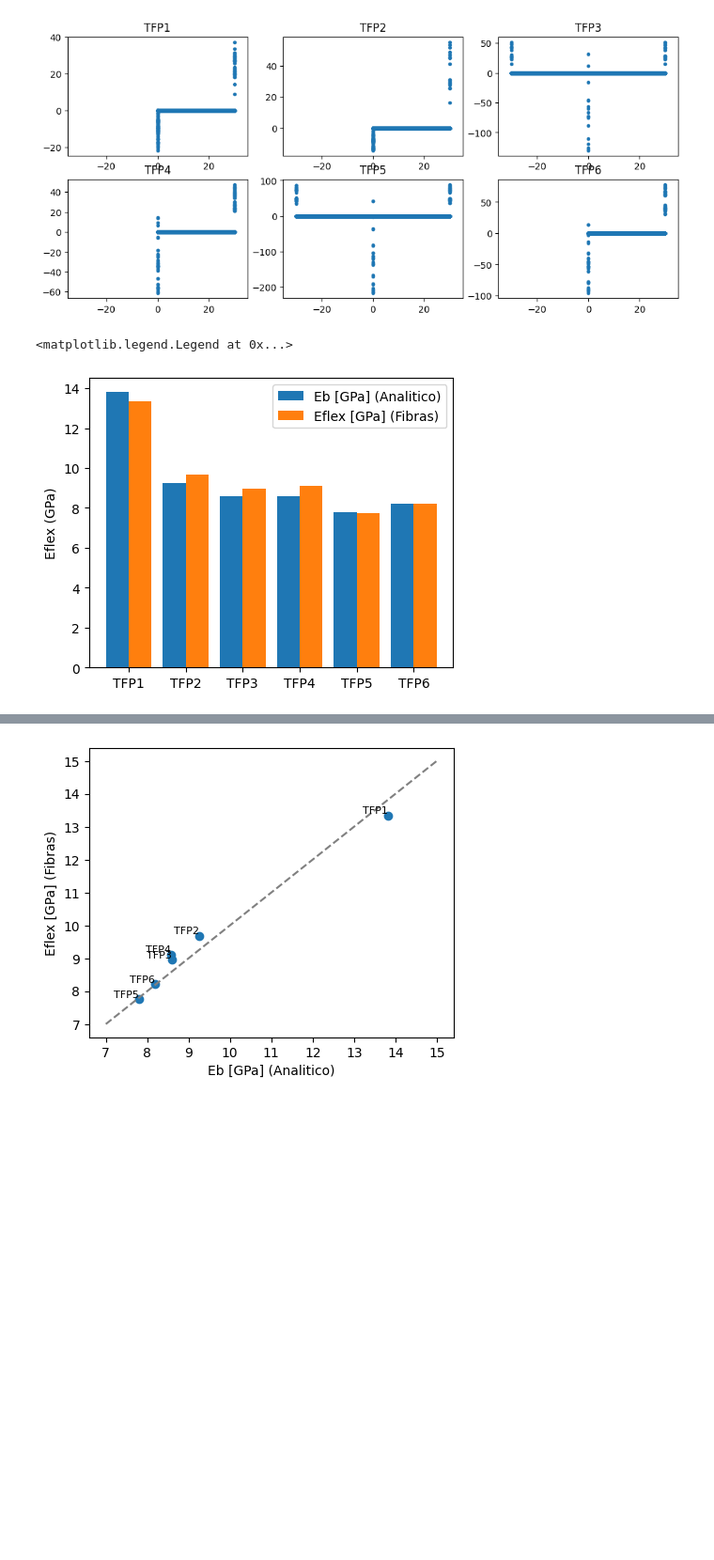
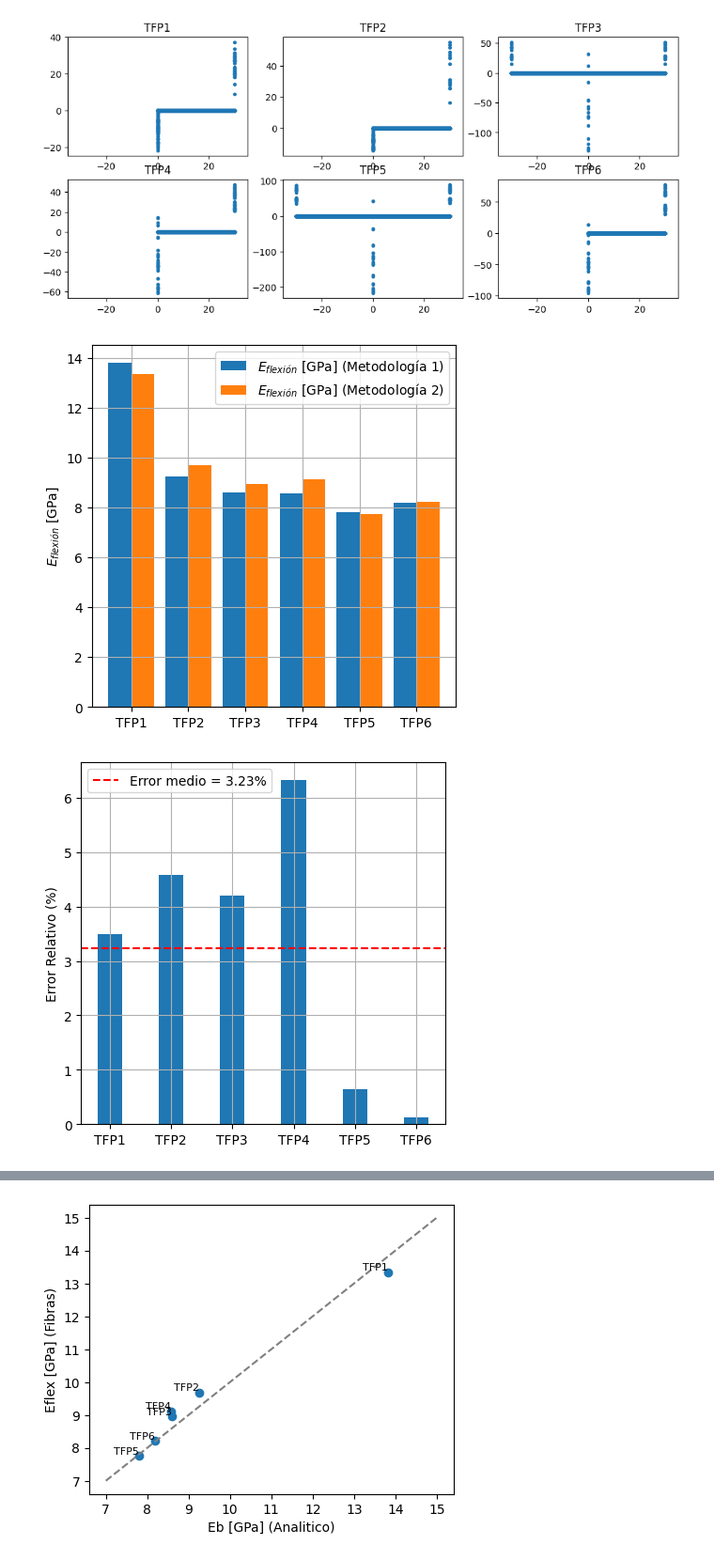
Before and after one commit to AdvancedMaterialSimulation/CITISENS_Composite, a Jupyter notebook: scripts_finals/02_metodo/02_flexion/T01_post_all.ipynb, the cells around one changed output, grey strips where cells are left out. Shown at 94% size. Drawn from its saved outputs; the diff is of its cells as text; code cells hidden in the pictures; blank space fills up the shorter version.

Commit message:
comparación entre metodologías

```diff
--- a/scripts_finals/02_metodo/02_flexion/T01_post_all.ipynb
+++ b/scripts_finals/02_metodo/02_flexion/T01_post_all.ipynb
@@ -64,13 +64,26 @@ Eb_pred = df_pred["Eb [GPa]"]
 # %%
 # bar plot
 # TFP1, TFP2, TFP3, TFP4, TFP5, TFP6
-fig = plt.figure(figsize=(5,4))
+fig = plt.figure(figsize=(5,5))
 xp = np.arange(len(Eb_pred))
-plt.bar(xp, Eb_pred, width=0.4, label="Eb [GPa] (Analitico)")
-plt.bar(xp+0.4, Eflex, width=0.4, label="Eflex [GPa] (Fibras)")
-plt.ylabel("Eflex (GPa)")
+plt.bar(xp, Eb_pred, width=0.4, label=r"$E_{flexión}$ [GPa] (Metodología 1)")
+plt.bar(xp+0.4, Eflex, width=0.4, label="$E_{flexión}$ [GPa] (Metodología 2)")
+plt.ylabel("$E_{flexión}$ [GPa]")
 plt.xticks(xp+0.2, ["TFP1", "TFP2", "TFP3", "TFP4", "TFP5", "TFP6"])
 plt.legend()
+plt.grid()
+
+fig = plt.figure(figsize=(5,5))
+error_abs = np.abs(Eb_pred - Eflex)
+error_rel = np.abs((Eb_pred - Eflex)/Eb_pred)*100
+error_mu = np.mean(error_rel)
+plt.bar(xp, error_rel, width=0.4)
+# line
+plt.axhline(y=error_mu, color='r', linestyle='--', label="Error medio = %.2f" % error_mu + "%")
+plt.ylabel("Error Relativo (%)")
+plt.xticks(xp, ["TFP1", "TFP2", "TFP3", "TFP4", "TFP5", "TFP6"])
+plt.legend()
+plt.grid()
 # %% [output]
-<matplotlib.legend.Legend at 0x...>
-[figure, old version]
+[figure, new version]
+[figure, added]
```
Also changed, not shown: parts of 24 cells of this notebook, 24 other files.
